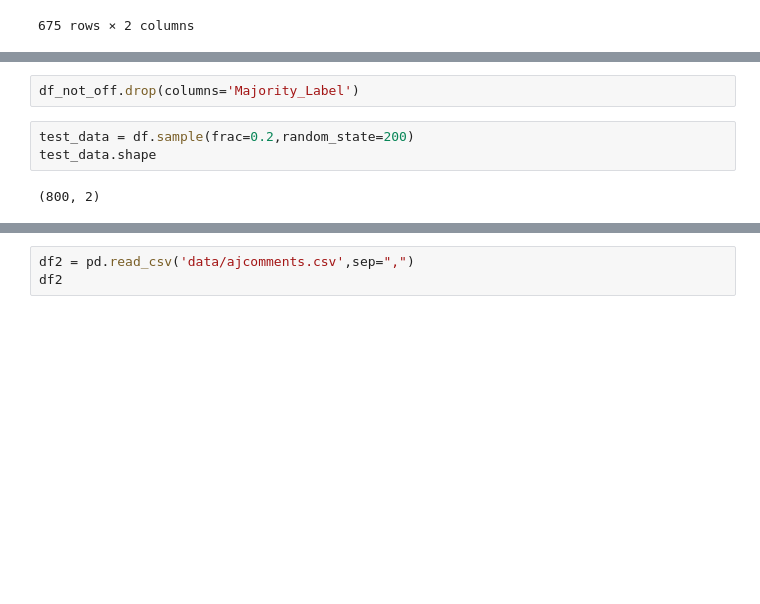
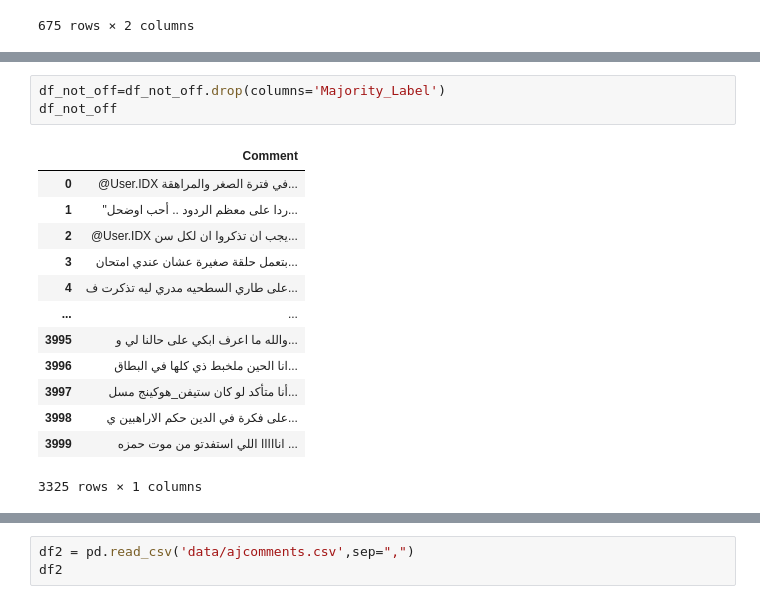
Before and after one commit to Strifee/offensive_Arabic, a Jupyter notebook: data_exploration.ipynb, the cells around one changed output, grey strips where cells are left out. Cells and saved outputs as stored; diff of their text form; blank space fills up the shorter version.

```diff
--- a/data_exploration.ipynb
+++ b/data_exploration.ipynb
@@ -53,12 +56,22 @@ df_off.drop(columns='Majority_Label')
 | 3994 | @User.IDX غبيه بس تستاهل اللي صار... |
 675 rows × 1 columns
 # %%
-df_not_off.drop(columns='Majority_Label')
+df_not_off=df_not_off.drop(columns='Majority_Label')
+df_not_off
+# %% [output]
+|  | Comment |
+| 0 | @User.IDX في فترة الصغر والمراهقة... |
+| 1 | "ردا على معظم الردود .. أحب اوضحل... |
+| 2 | @User.IDX يجب ان تذكروا ان لكل سن... |
+| 3 | بتعمل حلقة صغيرة عشان عندي امتحان... |
+| 4 | على طاري السطحيه مدري ليه تذكرت ف... |
+| ... | ... |
+| 3995 | والله ما اعرف ابكي على حالنا لي و... |
+| 3996 | انا الحين ملخبط ذي كلها في البطاق... |
+| 3997 | أنا متأكد لو كان ستيفن_هوكينج مسل... |
+| 3998 | على فكرة في الدين حكم الاراهبين ي... |
+| 3999 | انااااا اللي استفدتو من موت حمزه ... |
+3325 rows × 1 columns
-# %%
-test_data = df.sample(frac=0.2,random_state=200)
-test_data.shape
-# %% [output]
-(800, 2)
 # %%
 df['Majority_Label'].value_counts()
 # %% [output]
```
Also changed, not shown: parts of 14 cells of this notebook, 4 other files.
